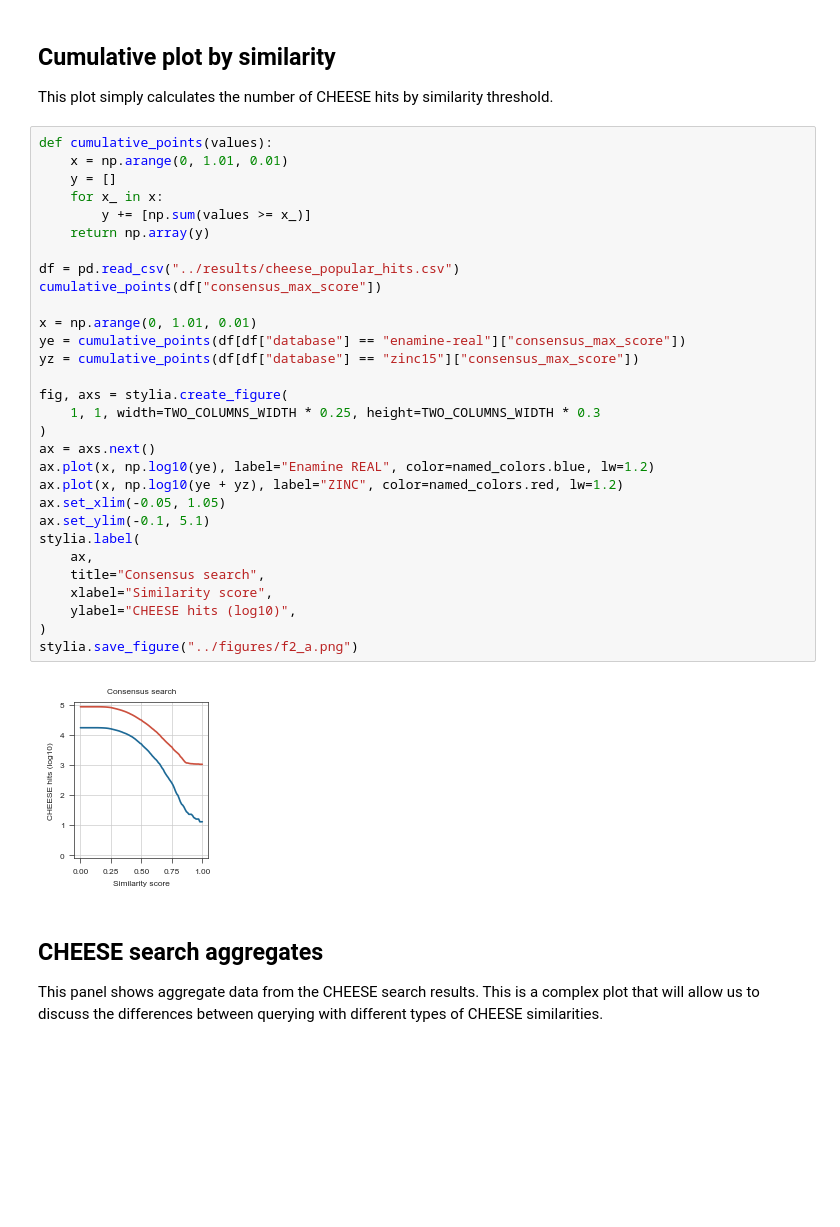
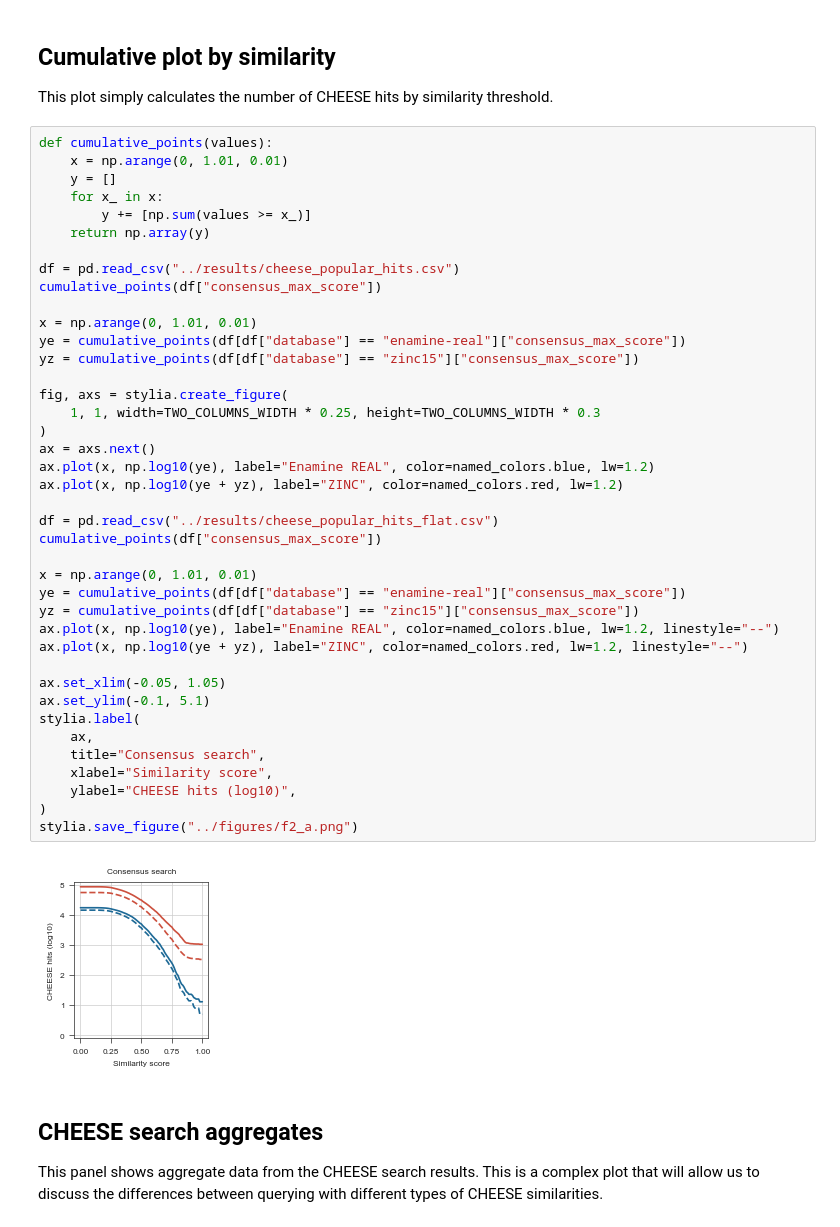
Before and after one commit to ersilia-os/sars-cov-2-chemspace, a Jupyter notebook: notebooks/05_Figure2.ipynb, the cells around one changed output. Saved outputs shown, nothing was run; the diff lists cells and outputs as text; blank space fills up the shorter version.

Commit message:
projection figures

```diff
--- a/notebooks/05_Figure2.ipynb
+++ b/notebooks/05_Figure2.ipynb
@@ -18,34 +18,44 @@ This plot simply calculates the number of CHEESE hits by similarity threshold.
 def cumulative_points(values):
     x = np.arange(0, 1.01, 0.01)
     y = []
     for x_ in x:
         y += [np.sum(values >= x_)]
     return np.array(y)
 
 df = pd.read_csv("../results/cheese_popular_hits.csv")
 cumulative_points(df["consensus_max_score"])
 
 x = np.arange(0, 1.01, 0.01)
 ye = cumulative_points(df[df["database"] == "enamine-real"]["consensus_max_score"])
 yz = cumulative_points(df[df["database"] == "zinc15"]["consensus_max_score"])
 
 fig, axs = stylia.create_figure(
     1, 1, width=TWO_COLUMNS_WIDTH * 0.25, height=TWO_COLUMNS_WIDTH * 0.3
 )
 ax = axs.next()
 ax.plot(x, np.log10(ye), label="Enamine REAL", color=named_colors.blue, lw=1.2)
 ax.plot(x, np.log10(ye + yz), label="ZINC", color=named_colors.red, lw=1.2)
+
+df = pd.read_csv("../results/cheese_popular_hits_flat.csv")
+cumulative_points(df["consensus_max_score"])
+
+x = np.arange(0, 1.01, 0.01)
+ye = cumulative_points(df[df["database"] == "enamine-real"]["consensus_max_score"])
+yz = cumulative_points(df[df["database"] == "zinc15"]["consensus_max_score"])
+ax.plot(x, np.log10(ye), label="Enamine REAL", color=named_colors.blue, lw=1.2, linestyle="--")
+ax.plot(x, np.log10(ye + yz), label="ZINC", color=named_colors.red, lw=1.2, linestyle="--")
+
 ax.set_xlim(-0.05, 1.05)
 ax.set_ylim(-0.1, 5.1)
 stylia.label(
     ax,
     title="Consensus search",
     xlabel="Similarity score",
     ylabel="CHEESE hits (log10)",
 )
 stylia.save_figure("../figures/f2_a.png")
 # %% [output]
-[figure, old version]
+[figure, new version]
 # %% [markdown]
 ## CHEESE search aggregates
 
```
Also changed, not shown: parts of 10 cells of this notebook, 9 other files.
